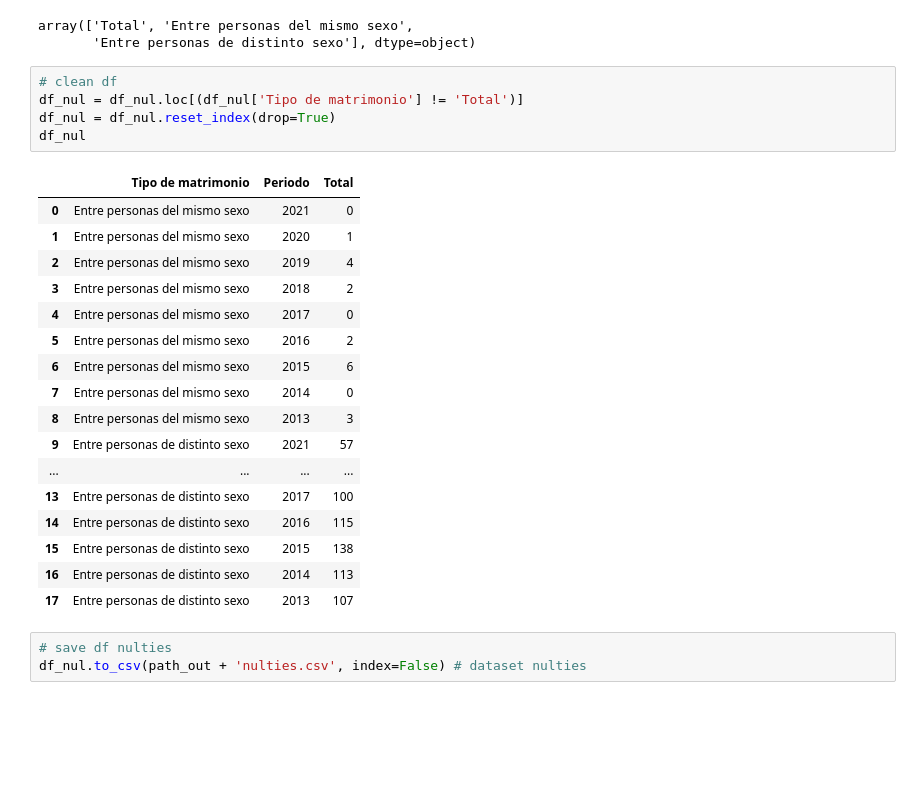
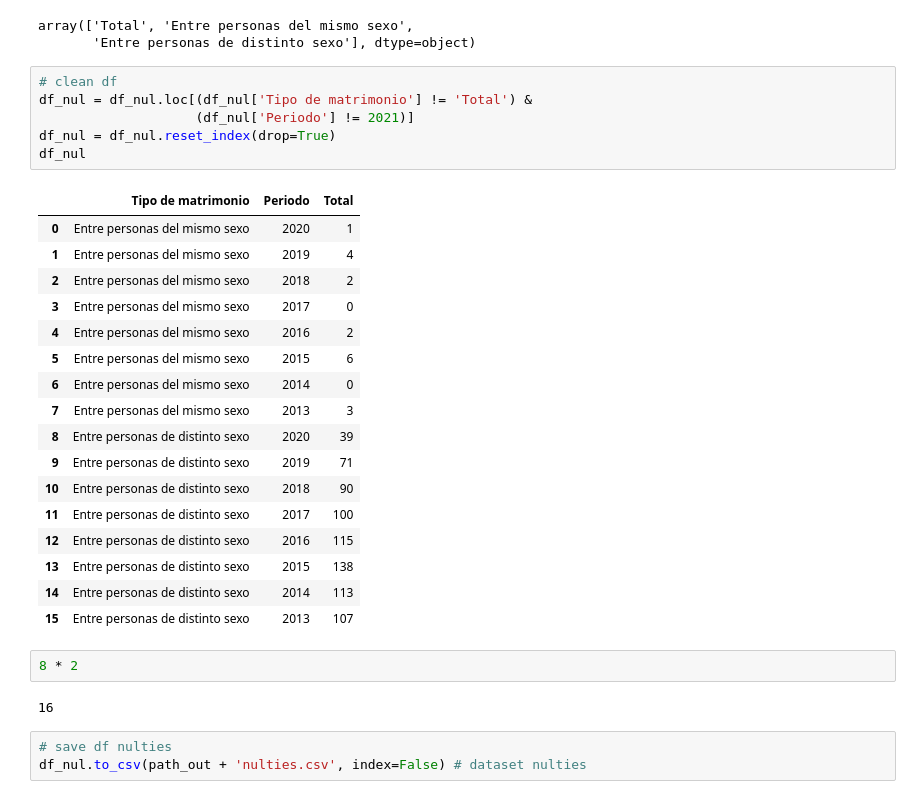
Before and after one commit to elvestevez/marriages_divorces_project_m2, a Jupyter notebook: notebooks/get_dataset.ipynb, the cells around one changed output. Saved outputs shown, nothing was run; the diff lists cells and outputs as text; blank space fills up the shorter version.

```diff
--- a/notebooks/get_dataset.ipynb
+++ b/notebooks/get_dataset.ipynb
@@ -298,27 +301,32 @@ array(['Total', 'Entre personas del mismo sexo',
        'Entre personas de distinto sexo'], dtype=object)
 # %%
 # clean df
-df_nul = df_nul.loc[(df_nul['Tipo de matrimonio'] != 'Total')]
+df_nul = df_nul.loc[(df_nul['Tipo de matrimonio'] != 'Total') &
+                    (df_nul['Periodo'] != 2021)]
 df_nul = df_nul.reset_index(drop=True)
 df_nul
 # %% [output]
 |  | Tipo de matrimonio | Periodo | Total |
-| 0 | Entre personas del mismo sexo | 2021 | 0 |
-| 1 | Entre personas del mismo sexo | 2020 | 1 |
-| 2 | Entre personas del mismo sexo | 2019 | 4 |
-| 3 | Entre personas del mismo sexo | 2018 | 2 |
-| 4 | Entre personas del mismo sexo | 2017 | 0 |
-| 5 | Entre personas del mismo sexo | 2016 | 2 |
-| 6 | Entre personas del mismo sexo | 2015 | 6 |
-| 7 | Entre personas del mismo sexo | 2014 | 0 |
-| 8 | Entre personas del mismo sexo | 2013 | 3 |
-| 9 | Entre personas de distinto sexo | 2021 | 57 |
-| ... | ... | ... | ... |
-| 13 | Entre personas de distinto sexo | 2017 | 100 |
-| 14 | Entre personas de distinto sexo | 2016 | 115 |
-| 15 | Entre personas de distinto sexo | 2015 | 138 |
-| 16 | Entre personas de distinto sexo | 2014 | 113 |
-| 17 | Entre personas de distinto sexo | 2013 | 107 |
+| 0 | Entre personas del mismo sexo | 2020 | 1 |
+| 1 | Entre personas del mismo sexo | 2019 | 4 |
+| 2 | Entre personas del mismo sexo | 2018 | 2 |
+| 3 | Entre personas del mismo sexo | 2017 | 0 |
+| 4 | Entre personas del mismo sexo | 2016 | 2 |
+| 5 | Entre personas del mismo sexo | 2015 | 6 |
+| 6 | Entre personas del mismo sexo | 2014 | 0 |
+| 7 | Entre personas del mismo sexo | 2013 | 3 |
+| 8 | Entre personas de distinto sexo | 2020 | 39 |
+| 9 | Entre personas de distinto sexo | 2019 | 71 |
+| 10 | Entre personas de distinto sexo | 2018 | 90 |
+| 11 | Entre personas de distinto sexo | 2017 | 100 |
+| 12 | Entre personas de distinto sexo | 2016 | 115 |
+| 13 | Entre personas de distinto sexo | 2015 | 138 |
+| 14 | Entre personas de distinto sexo | 2014 | 113 |
+| 15 | Entre personas de distinto sexo | 2013 | 107 |
+# %%
+8 * 2
+# %% [output]
+16
 # %%
 # save df nulties
 df_nul.to_csv(path_out + 'nulties.csv', index=False) # dataset nulties
```
Also changed, not shown: parts of 17 cells of this notebook, 10 other files.
